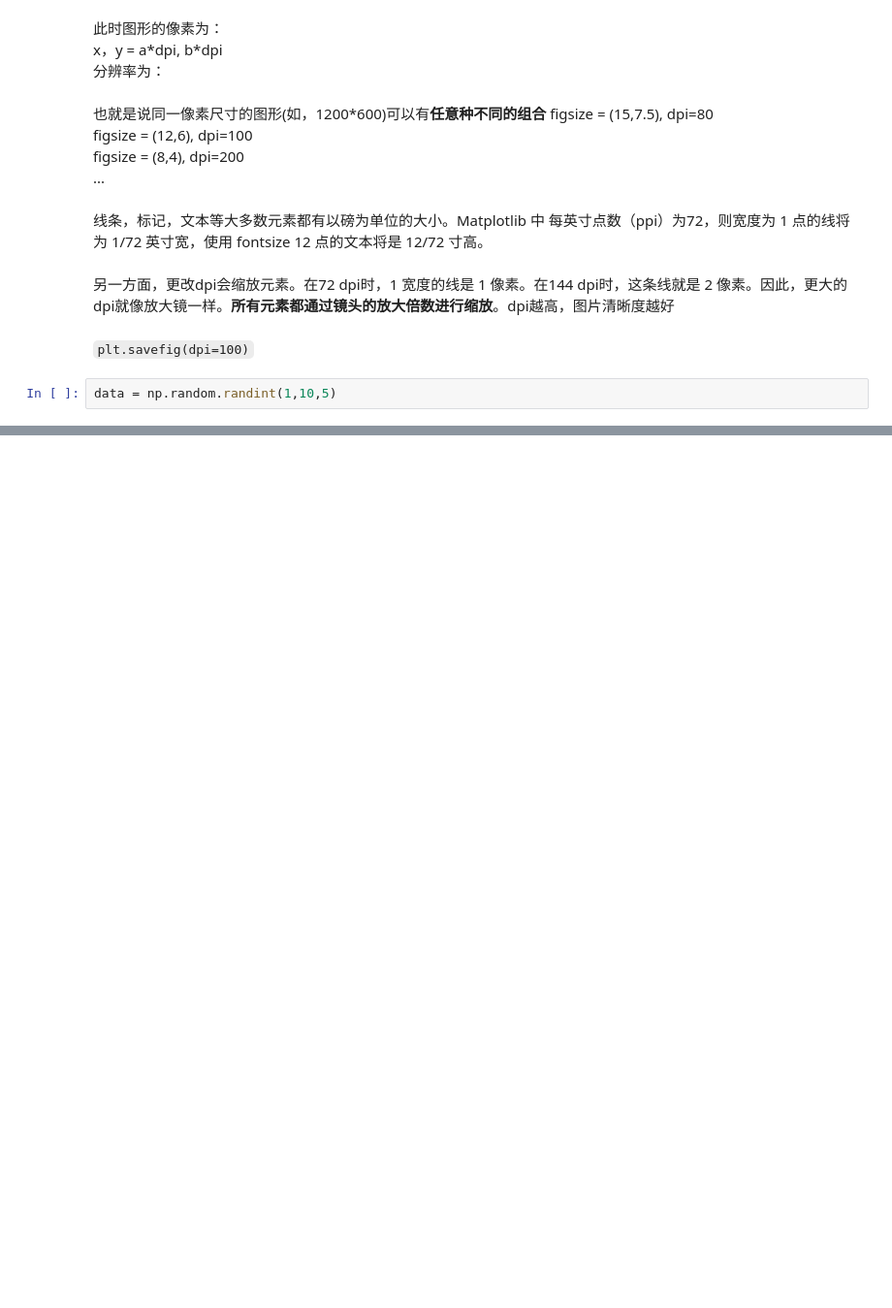
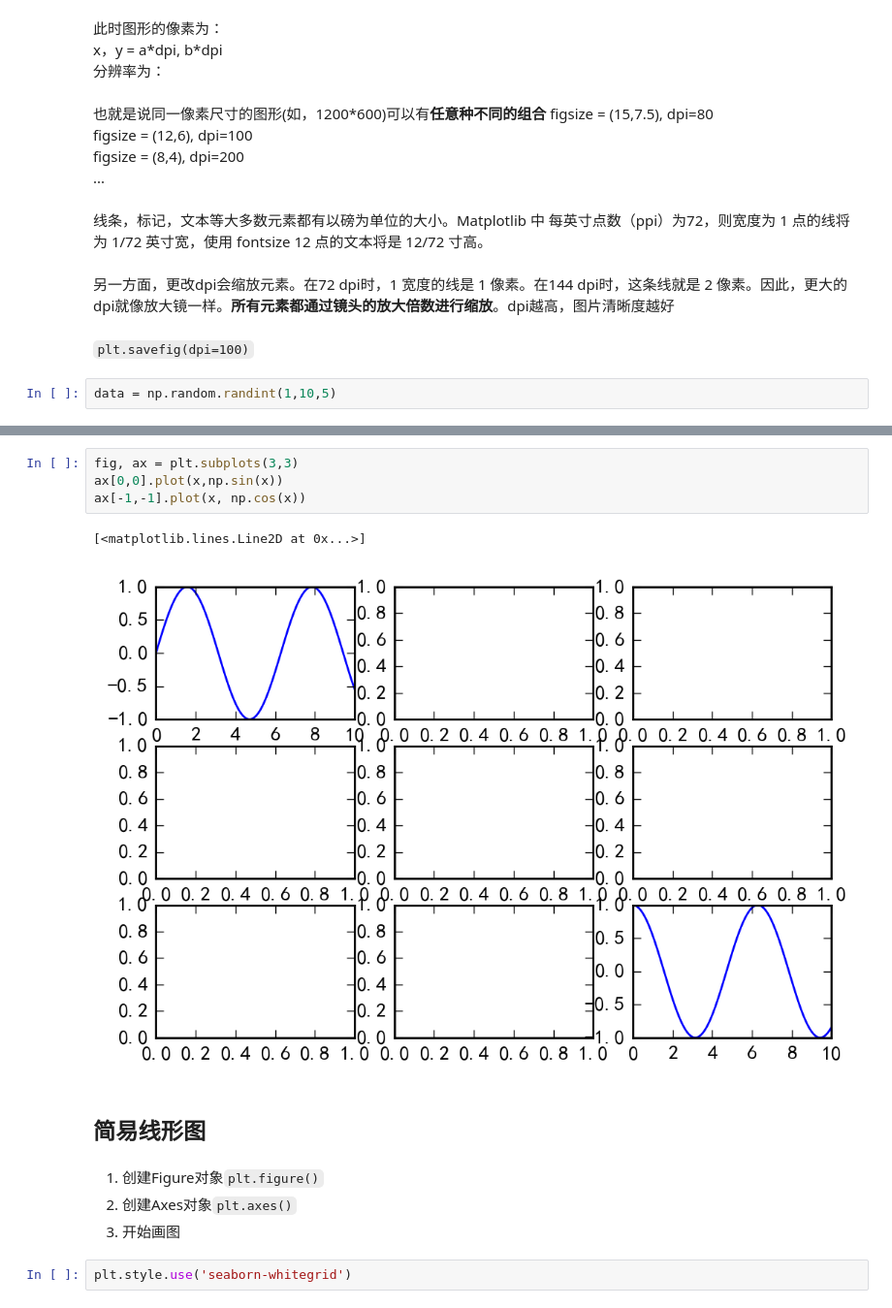
Before and after one commit to Laishuxin/python_data_science, a Jupyter notebook: 06.00_Matplotlib数据可视化.ipynb, the cells around one changed output, grey strips where cells are left out. Shown at 97% size. Drawn from its saved outputs; the diff is of its cells as text; blank space fills up the shorter version.

```diff
--- a/06.00_Matplotlib数据可视化.ipynb
+++ b/06.00_Matplotlib数据可视化.ipynb
@@ -166,0 +218,15 @@ plt.show()
+# %%
+fig, ax = plt.subplots(3,3)
+ax[0,0].plot(x,np.sin(x))
+ax[-1,-1].plot(x, np.cos(x))
+# %% [output]
+[<matplotlib.lines.Line2D at 0x...>]
+[figure, added]
+# %% [markdown]
+## 简易线形图
+# %% [markdown]
+1. 创建Figure对象`plt.figure()`
+2. 创建Axes对象`plt.axes()`
+3. 开始画图
+# %%
+plt.style.use('seaborn-whitegrid')
```
Also changed, not shown: parts of 91 cells of this notebook, 10 other files.
